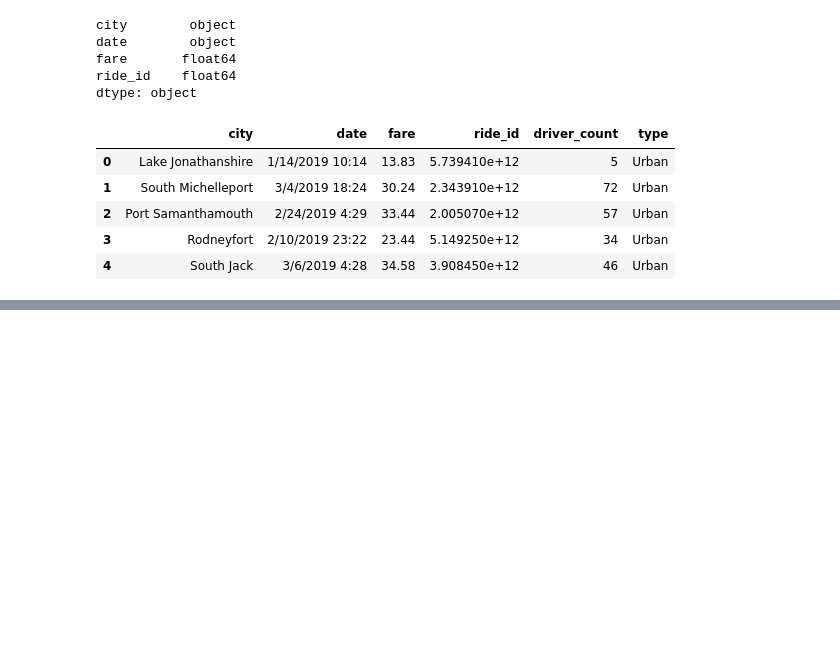
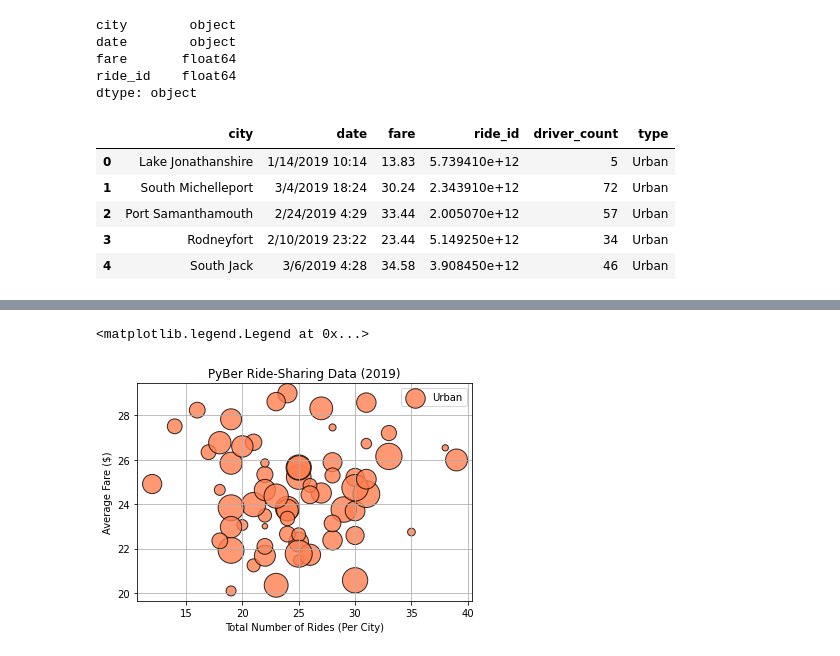
Before and after one commit to raineytracyn/PyBer_Analysis, a Jupyter notebook: Pyber.ipynb, the cells around one changed output, grey strips where cells are left out. Drawn from its saved outputs; the diff is of its cells as text; code cells hidden in the pictures; blank space fills up the shorter version.

```diff
--- a/Pyber.ipynb
+++ b/Pyber.ipynb
@@ -133,0 +234,19 @@ pyber_data_df.head()
+# %%
+#To change the marker color, we add the color= parameter to the scatter() function.
+#To add a title, x-axis and y-axis labels, and a legend, we use the plt.title(), plt.ylabel(), plt.xlabel(), and plt.legend() functions, respectively.
+
+# Build the scatter plots for urban cities.
+plt.scatter(urban_ride_count,
+      urban_avg_fare,
+      s=10*urban_driver_count, c="coral",
+      edgecolor="black", linewidths=1,
+      alpha=0.8, label="Urban")
+plt.title("PyBer Ride-Sharing Data (2019)")
+plt.ylabel("Average Fare ($)")
+plt.xlabel("Total Number of Rides (Per City)")
+plt.grid(True)
+# Add the legend.
+plt.legend()
+# %% [output]
+<matplotlib.legend.Legend at 0x...>
+[figure, added]
```
Also changed, not shown: parts of 23 cells of this notebook, 1 other file.
